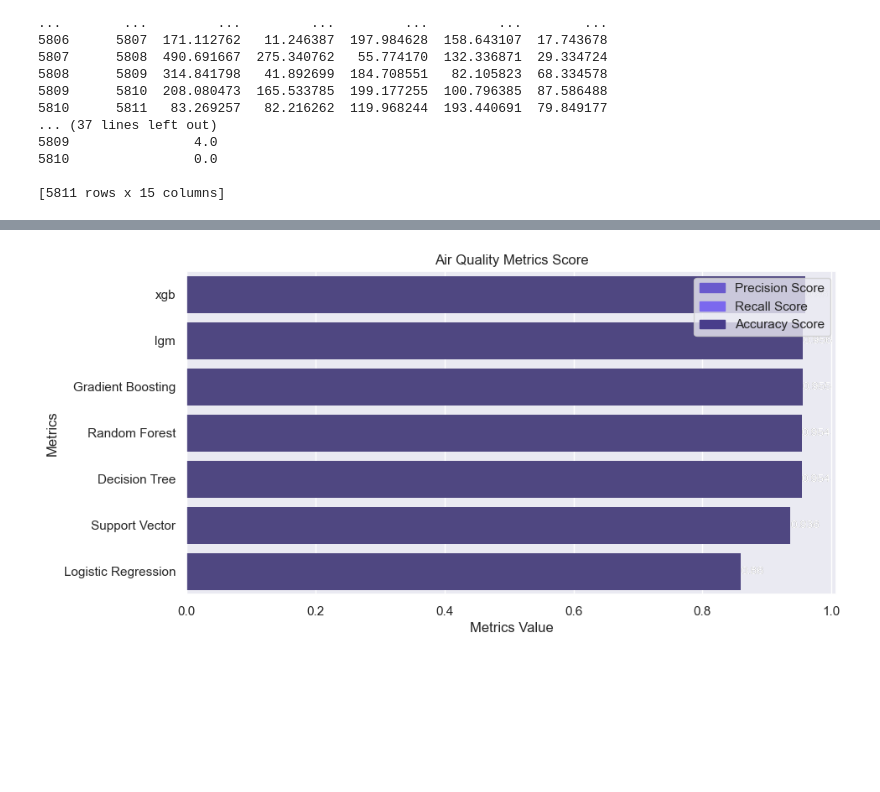
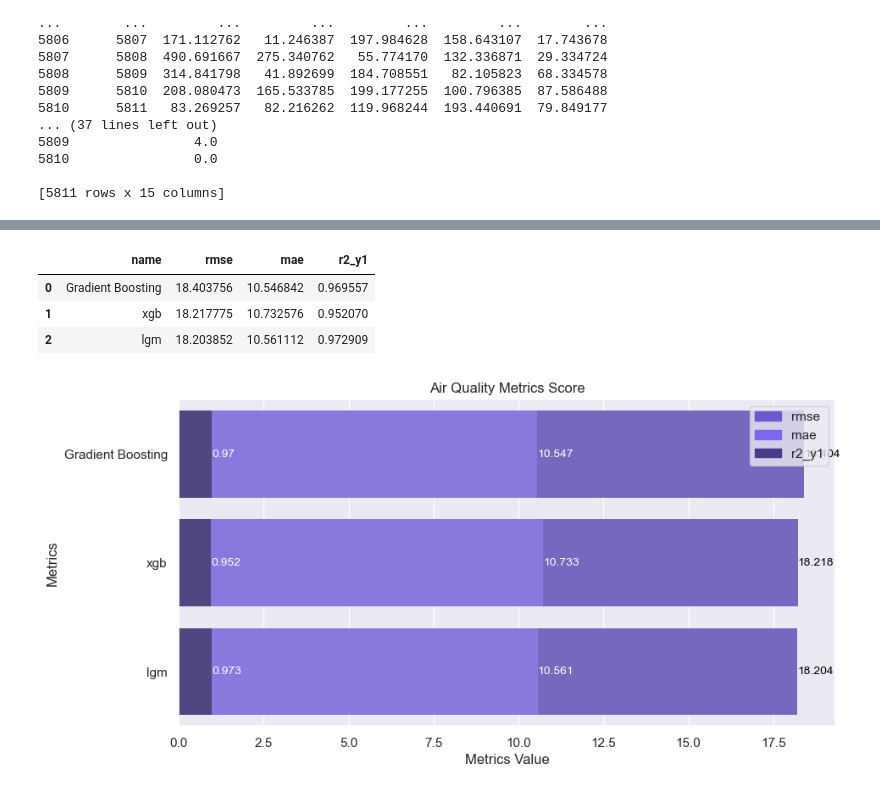
Before and after one commit to Ci-re/AirQuality, a Jupyter notebook: air_quality.ipynb, the cells around one changed output, grey strips where cells are left out. Drawn from its saved outputs; the diff is of its cells as text; code cells hidden in the pictures; blank space fills up the shorter version.

```diff
--- a/air_quality.ipynb
+++ b/air_quality.ipynb
@@ -202,6 +206,6 @@ perc_on_bar(data['healthimpactclass'])
 # %%
 data_corr = round(data.corr(), 2)
 plt.figure(figsize=(13,10))
-ax = sns.heatmap(data_corr, annot=False)
+ax = sns.heatmap(data_corr, annot=True)
 plt.show(ax)
 # %% [output]
@@ -394,6 +350,8 @@ grid = False
 X_train, X_test, y_train, y_test = train_test_split(
     features, target, test_size=0.2, random_state=234
 )
+y_test = np.array(y_test)
+
 for name, model in models.items():
     print(model)
     print("="*50)
@@ -401,10 +359,10 @@ for name, model in models.items():
     print("="*50)
     if grid:
         print("Using GridSearch")
-        search = GridSearchCV(model['model'], model['params'], cv=5, scoring='accuracy', random_state = 234, verbose=0)
+        search = GridSearchCV(model['model'], model['params'], cv=5, scoring='neg_mean_squared_error', random_state = 234, verbose=0)
     else:
         print("Using RandomSearchCV")
-        search = RandomizedSearchCV(model['model'], model['params'], n_iter=5, cv=5, scoring='accuracy', random_state=234, verbose=0)
+        search = RandomizedSearchCV(model['model'], model['params'], n_iter=2, cv=5, scoring='neg_mean_squared_error', random_state=234, verbose=0)
 
     gr_search = search.fit(X_train, y_train)
     print(f'Best Parameters = {gr_search.best_params_}')
@@ -412,16 +370,10 @@ for name, model in models.items():
     best_params[name] = gr_search.best_estimator_
     best_score = search.best_score_
     y_pred = gr_search.best_estimator_.predict(X_test)
-    accuracy = accuracy_score(y_test, y_pred)
-    class_rep = classification_report(y_test, y_pred)
-    conf_mat = confusion_matrix(y_test, y_pred)
-    print(f"Test Set Accuracy: {accuracy:.4f}")
-    model_results.append(
-        {
-            "name": name,
-            "accuracy_score": accuracy,
-            "class_rep": class_rep,
-            "confusion_matrix": conf_mat
-        }
-    )
+    metrics_data = {"actual_values":y_test, "predicted":y_pred}
+
+    rmse_y1 = np.sqrt(np.mean((y_test - y_pred)**2))
+    mae = np.mean(np.abs(y_test - y_pred))
+    r2_y1 = r2_score(y_test, y_pred=y_pred)
+    model_results.append({"name": name, "rmse": rmse_y1, "mae":mae, "r2_y1": r2_y1, "data": metrics_data})
 # %% [output]
@@ -445,4 +384,0 @@ Using RandomSearchCV
-# %%
-model_results = pd.DataFrame(model_results)
-model_results_sorted = model_results.sort_values(ascending=False, by=['accuracy_score']).reset_index(drop=True)
-model_results_sorted
@@ -458,27 +405,35 @@ model_results_sorted
+# %%
+model_results_sorted = pd.DataFrame(model_results)[["name", "rmse", "mae", "r2_y1"]]
+model_results_sorted
+# %% [output]
+|  | name | rmse | mae | r2_y1 |
+| 0 | Gradient Boosting | 18.403756 | 10.546842 | 0.969557 |
+| 1 | xgb | 18.217775 | 10.732576 | 0.952070 |
+| 2 | lgm | 18.203852 | 10.561112 | 0.972909 |
 # %%
 
 def plot_metrics(data, title):
     data = round(data, 3)
     plt.figure(figsize=(10,5))
     sns.set_style("darkgrid")
 
-    ax = sns.barplot(data, x="precision_score", y = "name", orient="h", color="slateblue", linewidth=0)
+    ax = sns.barplot(data, x="rmse", y = "name", orient="h", color="slateblue", linewidth=0)
     ax.bar_label(ax.containers[0], fontsize=10, color="black")
-    ax2 = sns.barplot(data, x="recall_score", y="name", orient="h", color='mediumslateblue', linewidth=0)
+    ax2 = sns.barplot(data, x="mae", y="name", orient="h", color='mediumslateblue', linewidth=0)
     ax2.bar_label(ax2.containers[1], fontsize=10, color="white")
-    ax3 = sns.barplot(data, x="accuracy_score", y="name", orient="h", color='darkslateblue', linewidth=0)
+    ax3 = sns.barplot(data, x="r2_y1", y="name", orient="h", color='darkslateblue', linewidth=0)
     ax3.bar_label(ax3.containers[2], fontsize=10, color= "white")
 
-    top_bar = mpatches.Patch(color='slateblue', label='Precision Score')
-    middle_bar = mpatches.Patch(color='mediumslateblue', label='Recall Score')
-    bottom_bar = mpatches.Patch(color='darkslateblue', label='Accuracy Score')
+    top_bar = mpatches.Patch(color='slateblue', label='rmse')
+    middle_bar = mpatches.Patch(color='mediumslateblue', label='mae')
+    bottom_bar = mpatches.Patch(color='darkslateblue', label='r2_y1')
 
     plt.title(title)
     plt.xlabel("Metrics Value")
     plt.ylabel("Metrics")
     plt.legend(handles=[top_bar, middle_bar, bottom_bar])
     plt.show()
 
 plot_metrics(model_results_sorted, "Air Quality Metrics Score")
 # %% [output]
-[figure, old version]
+[figure, new version]
```
Also changed, not shown: parts of 17 cells of this notebook, 8 other files.
